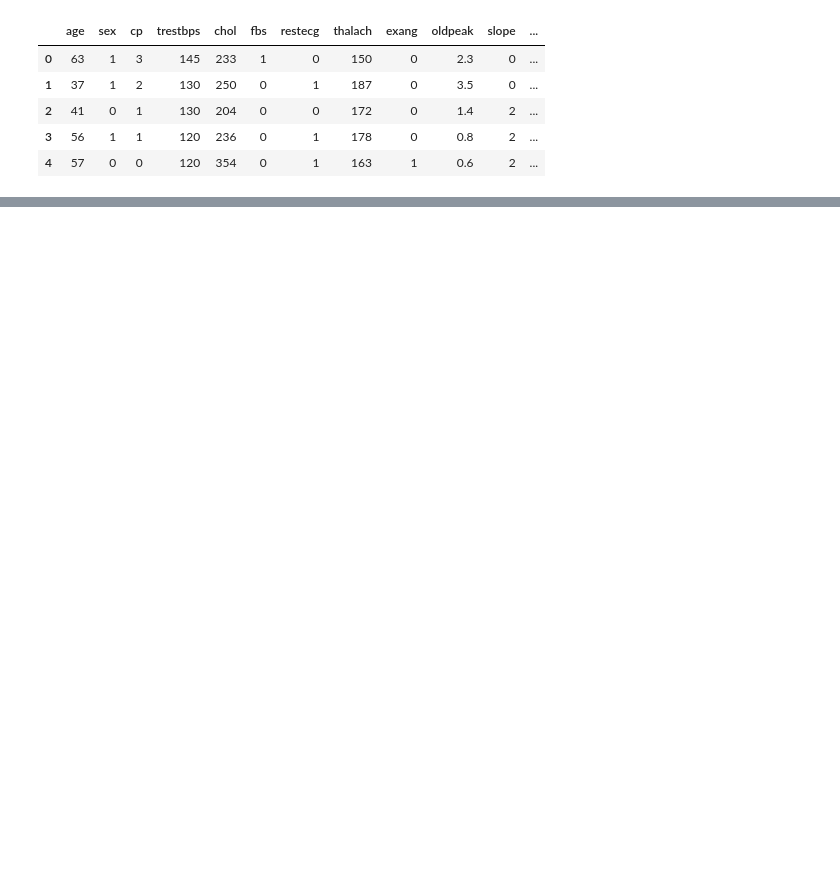
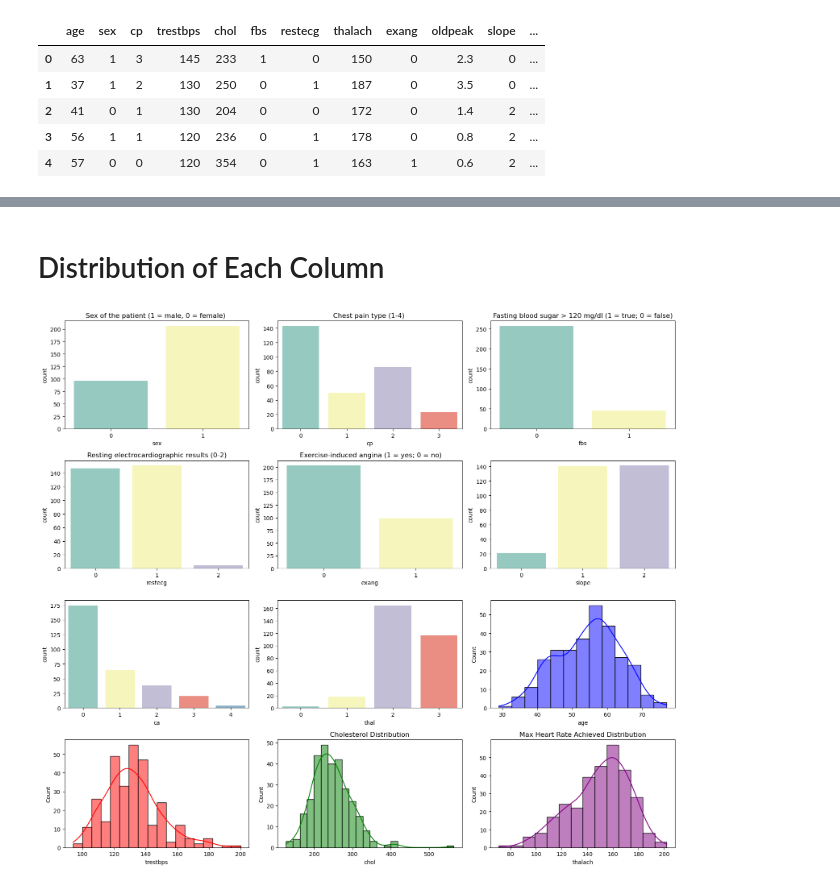
Before and after one commit to ogutu-23/dsc-phase-3-project, a Jupyter notebook: Phase 3 Project.ipynb, the cells around one changed output, grey strips where cells are left out. Cells and saved outputs as stored; diff of their text form; code cells hidden in the pictures; blank space fills up the shorter version.

```diff
--- a/Phase 3 Project.ipynb
+++ b/Phase 3 Project.ipynb
@@ -24,0 +167,64 @@ df.head()
+# %% [markdown]
+# Distribution of Each Column
+# %%
+# Distribution of Data
+plt.figure(figsize=(16, 14))
+
+# Distribution of sex
+plt.subplot(4, 3, 1)
+sns.countplot(x=df["sex"], data=df, palette='Set3')
+plt.title("Sex of the patient (1 = male, 0 = female) ")
+
+# Distribution of fbs
+plt.subplot(4, 3, 3)
+sns.countplot(x=df["fbs"], data=df, palette='Set3')
+plt.title("Fasting blood sugar > 120 mg/dl (1 = true; 0 = false)")
+
+# Distribution of cp
+plt.subplot(4, 3, 2)
+sns.countplot(x=df["cp"], data=df, palette='Set3')
+plt.title("Chest pain type (1-4) ")
+
+# Distribution of restecg
+plt.subplot(4, 3, 4)
+sns.countplot(x=df["restecg"], data=df, palette='Set3')
+plt.title("Resting electrocardiographic results (0-2)")
+
+# Distribution of exang
+plt.subplot(4, 3, 5)
+sns.countplot(x=df["exang"], data=df, palette='Set3')
+plt.title(" Exercise-induced angina (1 = yes; 0 = no)")
+
+# Distribution of slope
+plt.subplot(4, 3, 6)
+sns.countplot(x=df["slope"], data=df, palette='Set3')
+
+# Distribution of ca
+plt.subplot(4, 3, 7)
+sns.countplot(x=df["ca"], data=df, palette='Set3')
+
+# Distribution of thal
+plt.subplot(4, 3, 8)
+sns.countplot(x=df["thal"], data=df, palette='Set3')
+
+# Age Distribution
+plt.subplot(4, 3, 9)
+sns.histplot(df['age'], kde=True, color='blue')
+
+# Trestbeps Distribution
+plt.subplot(4, 3, 10)
+sns.histplot(df['trestbps'], kde=True, color='red')
+
+plt.subplot(4, 3, 11)
+sns.histplot(df['chol'], kde=True, color='green')
+plt.title('Cholesterol Distribution')
+
+plt.subplot(4, 3, 12)
+sns.histplot(df['thalach'], kde=True, color='purple')
+plt.title('Max Heart Rate Achieved Distribution')
+
+
+plt.tight_layout()
+plt.show()
+# %% [output]
+[figure, added]
```
Also changed, not shown: parts of 45 cells of this notebook.
